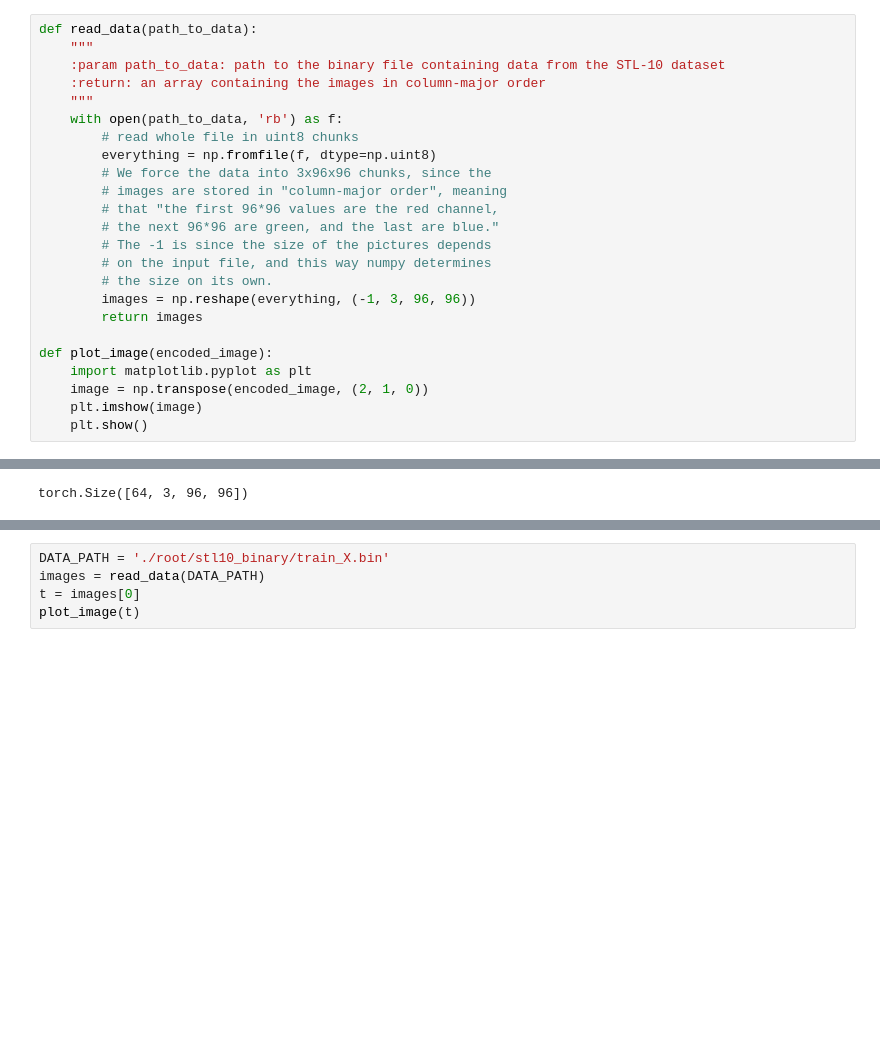
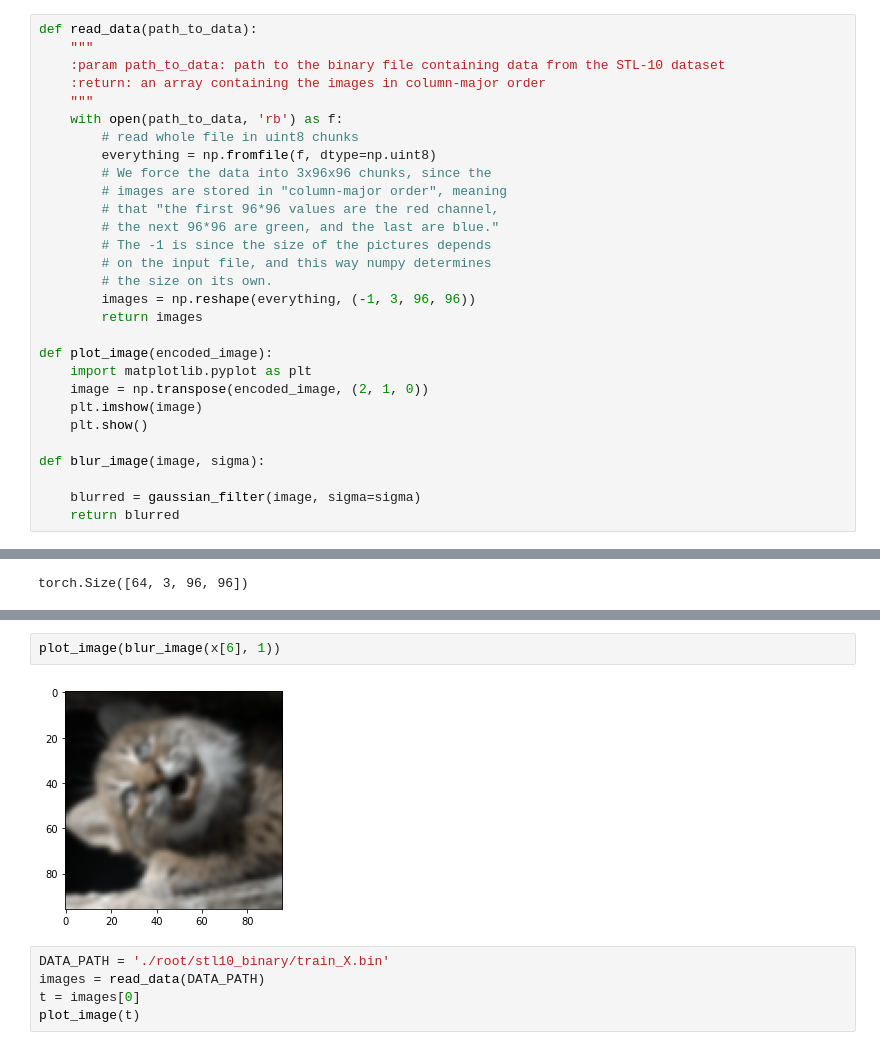
Before and after one commit to abhishek-rr/CV-Image-inpaining, a Jupyter notebook: CV_v1.ipynb, the cells around one changed output, grey strips where cells are left out. Cells and saved outputs as stored; diff of their text form; blank space fills up the shorter version.

```diff
--- a/CV_v1.ipynb
+++ b/CV_v1.ipynb
@@ -42,6 +40,11 @@ def plot_image(encoded_image):
     image = np.transpose(encoded_image, (2, 1, 0))
     plt.imshow(image)
     plt.show()
+
+def blur_image(image, sigma):
+
+    blurred = gaussian_filter(image, sigma=sigma)
+    return blurred
 # %%
 transform = transforms.Compose([
     # you can add other transformations in this list
@@ -68,3 +71,7 @@ plot_image(x[6])
+# %%
+plot_image(blur_image(x[6], 1))
+# %% [output]
+[figure, added]
 # %%
 DATA_PATH = './root/stl10_binary/train_X.bin'
 images = read_data(DATA_PATH)
```
Also changed, not shown: parts of 7 cells of this notebook.
